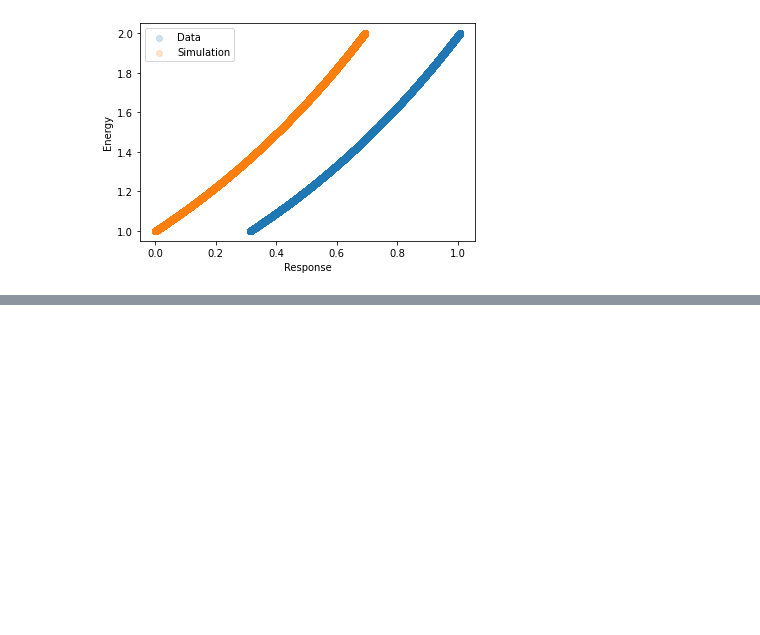
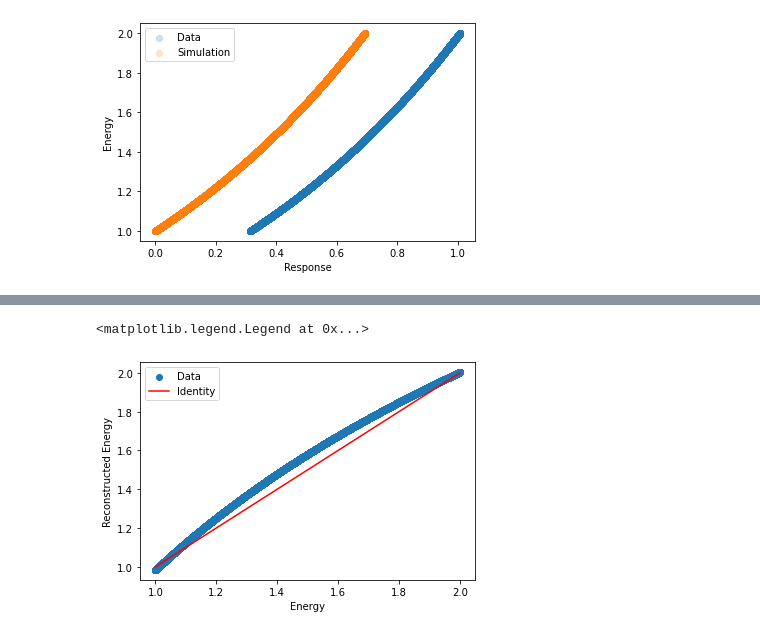
Before and after one commit to Nollde/pcd-lecture, a Jupyter notebook: refiner/refiner.ipynb, the cells around one changed output, grey strips where cells are left out. Saved outputs shown, nothing was run; the diff lists cells and outputs as text; code cells hidden in the pictures; blank space fills up the shorter version.

```diff
--- a/refiner/refiner.ipynb
+++ b/refiner/refiner.ipynb
@@ -420,0 +402,9 @@ You have learned:
+# %%
+plt.scatter(energy_data_val, model.predict(response_data_val), label="Data")
+plt.plot([1, 2], [1, 2], color="r", label="Identity")
+plt.xlabel("Energy")
+plt.ylabel("Reconstructed Energy")
+plt.legend()
+# %% [output]
+<matplotlib.legend.Legend at 0x...>
+[figure, added]
```
Also changed, not shown: parts of 42 cells of this notebook.
